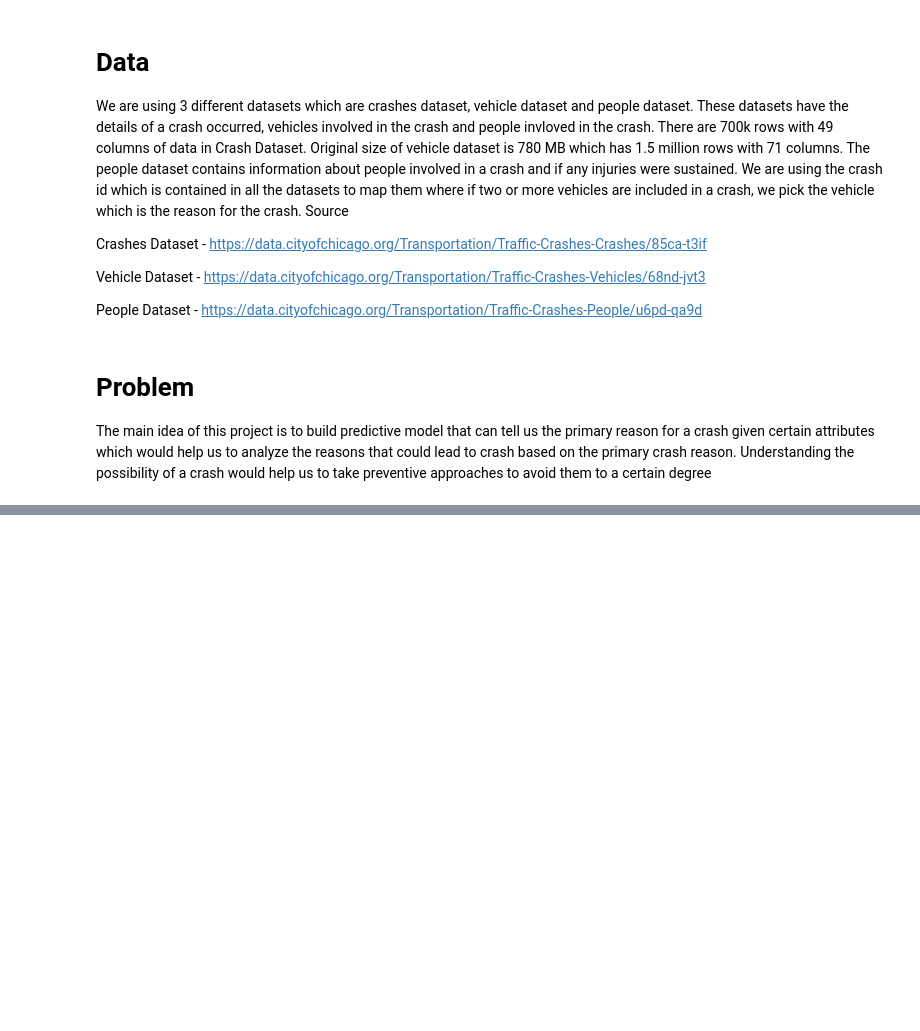
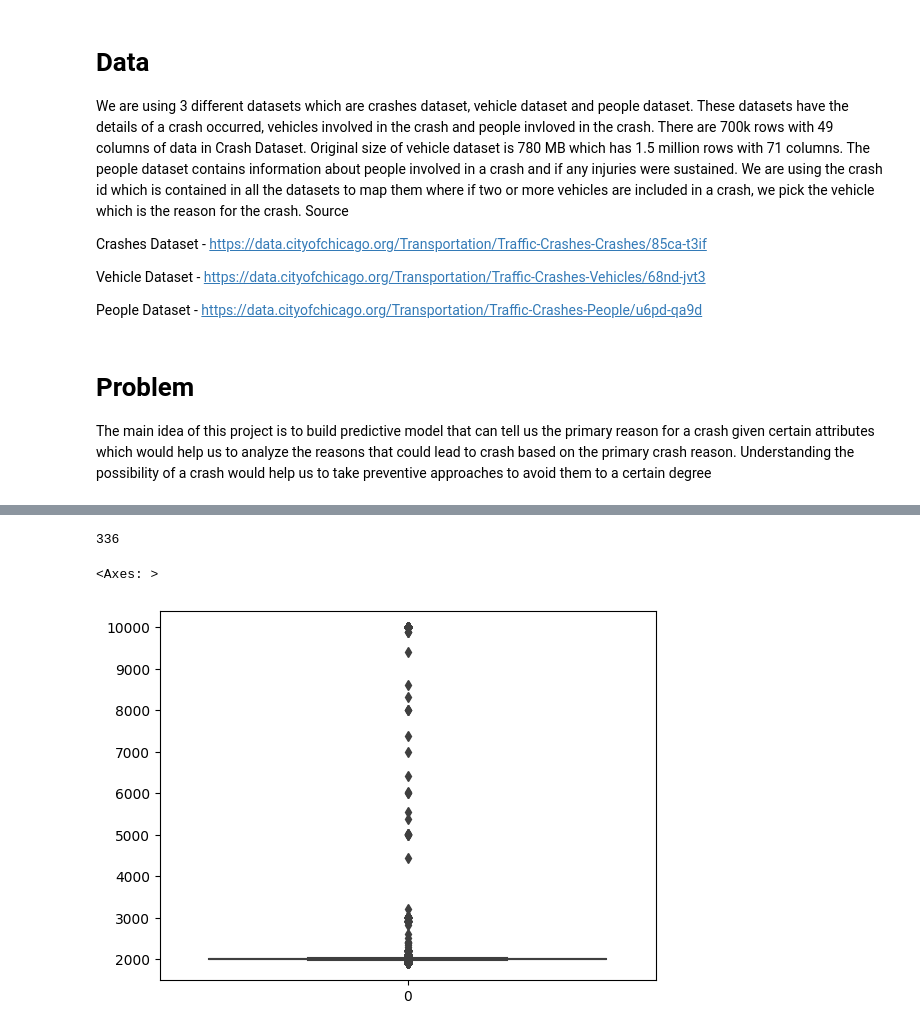
Before and after one commit to CS418/group-project-seven, a Jupyter notebook: team_seven_CS_418.ipynb, the cells around one changed output, grey strips where cells are left out. Drawn from its saved outputs; the diff is of its cells as text; code cells hidden in the pictures; blank space fills up the shorter version.

```diff
--- a/team_seven_CS_418.ipynb
+++ b/team_seven_CS_418.ipynb
@@ -28,0 +129,10 @@ The main idea of this project is to build predictive model that can tell us the
+# %%
+ind = v_data[(v_data['NUM_PASSENGERS'] > 8)].index.tolist()
+print(len(ind))
+v_data.drop(ind, inplace = True)
+v_data = v_data.astype({'LIC_PLATE_STATE':'str'})
+sns.boxplot(vehicle_data['VEHICLE_YEAR'])
+# %% [output]
+336
+<Axes: >
+[figure, added]
```
Also changed, not shown: parts of 14 cells of this notebook.
